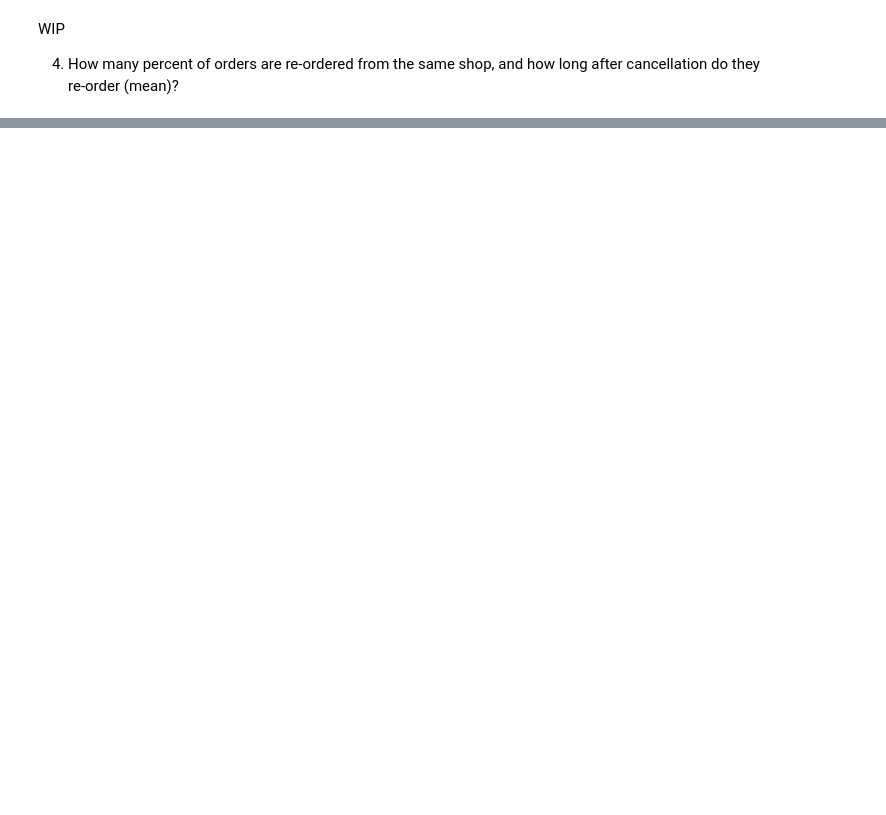
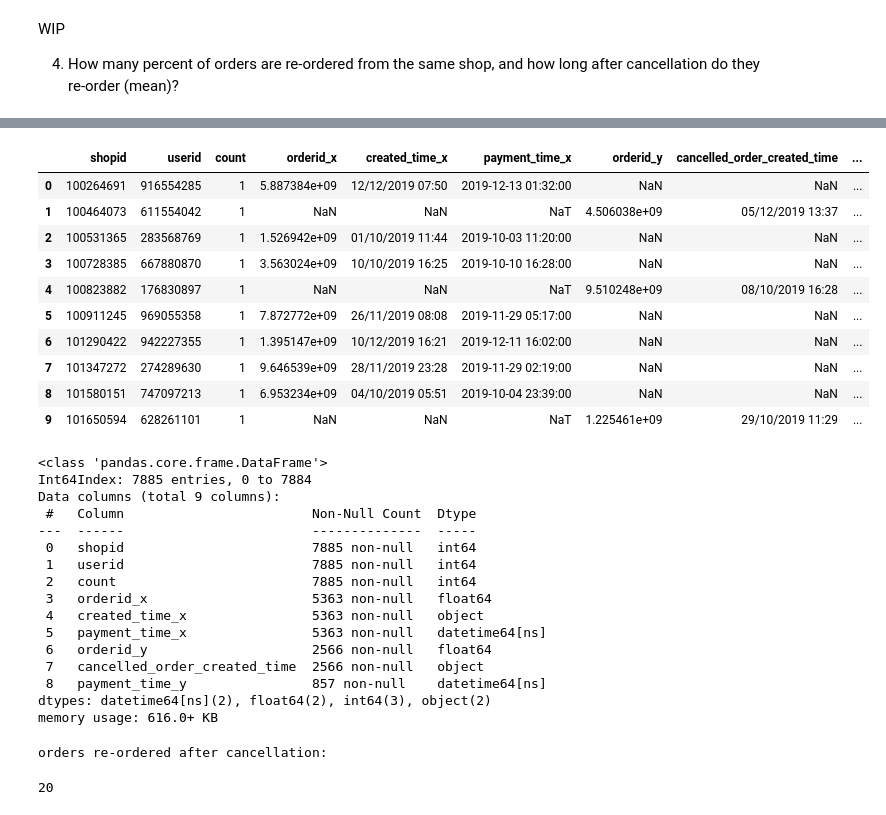
Before and after one commit to flowy-data/ShopeeCodeLeagueWorkshops, a Jupyter notebook: Pandas Workshop by Shopee/Pandas_Workshop.ipynb, the cells around one changed output, grey strips where cells are left out. Drawn from its saved outputs; the diff is of its cells as text; code cells hidden in the pictures; blank space fills up the shorter version.

```diff
--- a/Pandas Workshop by Shopee/Pandas_Workshop.ipynb
+++ b/Pandas Workshop by Shopee/Pandas_Workshop.ipynb
@@ -121,0 +151,4 @@ Rows, Columns: 7911,14
+# %%
+#drop the repeated columns
+df_merge.drop(col_dup, axis="columns", inplace=True)
+df_merge.info()
@@ -121,0 +174,4 @@ Rows, Columns: 7911,14
+# %%
+#rename the variables
+df_merge.rename({"total_price_x": "total_price", "currency_x":"currency" ,"payment_time_x": "payment_time"},axis="columns", inplace=True)
+df_merge.info()
@@ -202,0 +358,7 @@ WIP
+# %%
+df_user_orders = df_merge.groupby(["shopid","userid"])[["orderid"]].count().reset_index()
+df_user_orders.rename({"orderid":"count"}, axis="columns",inplace=True)
+
+#df_user_orders.info()
+
+df_user_orders
@@ -202,0 +427,42 @@ WIP
+# %%
+df_users_2 = df_user_orders.merge(df_orders_not_cancel, on=["shopid","userid"], how="left")
+
+df_users_2 = df_users_2.merge(df_orders_cancel, on=["shopid","userid"], how="left")
+df_users_2.rename({"created_time_y":"cancelled_order_created_time"}, axis=1, inplace=True)
+df_users_2.head(10)
+df_users_2.info()
+# %% [output]
+|  | shopid | userid | count | orderid_x | created_time_x | payment_time_x | orderid_y | cancelled_order_created_time | ... |
+| 0 | 100264691 | 916554285 | 1 | 5.887384e+09 | 12/12/2019 07:50 | 2019-12-13 01:32:00 | NaN | NaN | ... |
+| 1 | 100464073 | 611554042 | 1 | NaN | NaN | NaT | 4.506038e+09 | 05/12/2019 13:37 | ... |
+| 2 | 100531365 | 283568769 | 1 | 1.526942e+09 | 01/10/2019 11:44 | 2019-10-03 11:20:00 | NaN | NaN | ... |
+| 3 | 100728385 | 667880870 | 1 | 3.563024e+09 | 10/10/2019 16:25 | 2019-10-10 16:28:00 | NaN | NaN | ... |
+| 4 | 100823882 | 176830897 | 1 | NaN | NaN | NaT | 9.510248e+09 | 08/10/2019 16:28 | ... |
+| 5 | 100911245 | 969055358 | 1 | 7.872772e+09 | 26/11/2019 08:08 | 2019-11-29 05:17:00 | NaN | NaN | ... |
+| 6 | 101290422 | 942227355 | 1 | 1.395147e+09 | 10/12/2019 16:21 | 2019-12-11 16:02:00 | NaN | NaN | ... |
+| 7 | 101347272 | 274289630 | 1 | 9.646539e+09 | 28/11/2019 23:28 | 2019-11-29 02:19:00 | NaN | NaN | ... |
+| 8 | 101580151 | 747097213 | 1 | 6.953234e+09 | 04/10/2019 05:51 | 2019-10-04 23:39:00 | NaN | NaN | ... |
+| 9 | 101650594 | 628261101 | 1 | NaN | NaN | NaT | 1.225461e+09 | 29/10/2019 11:29 | ... |
+<class 'pandas.core.frame.DataFrame'>
+Int64Index: 7885 entries, 0 to 7884
+Data columns (total 9 columns):
+ #   Column                        Non-Null Count  Dtype
+---  ------                        --------------  -----
+ 0   shopid                        7885 non-null   int64
+ 1   userid                        7885 non-null   int64
+ 2   count                         7885 non-null   int64
+ 3   orderid_x                     5363 non-null   float64
+ 4   created_time_x                5363 non-null   object
+ 5   payment_time_x                5363 non-null   datetime64[ns]
+ 6   orderid_y                     2566 non-null   float64
+ 7   cancelled_order_created_time  2566 non-null   object
+ 8   payment_time_y                857 non-null    datetime64[ns]
+dtypes: datetime64[ns](2), float64(2), int64(3), object(2)
+memory usage: 616.0+ KB
+# %%
+#count how many uncancelled orders are after a cancelled order
+print("orders re-ordered after cancellation: ")
+df_users_2[df_users_2["created_time_x"]>df_users_2["cancelled_order_created_time"]]["orderid_x"].nunique()
+# %% [output]
+orders re-ordered after cancellation:
+20
```
Also changed, not shown: parts of 28 cells of this notebook.
